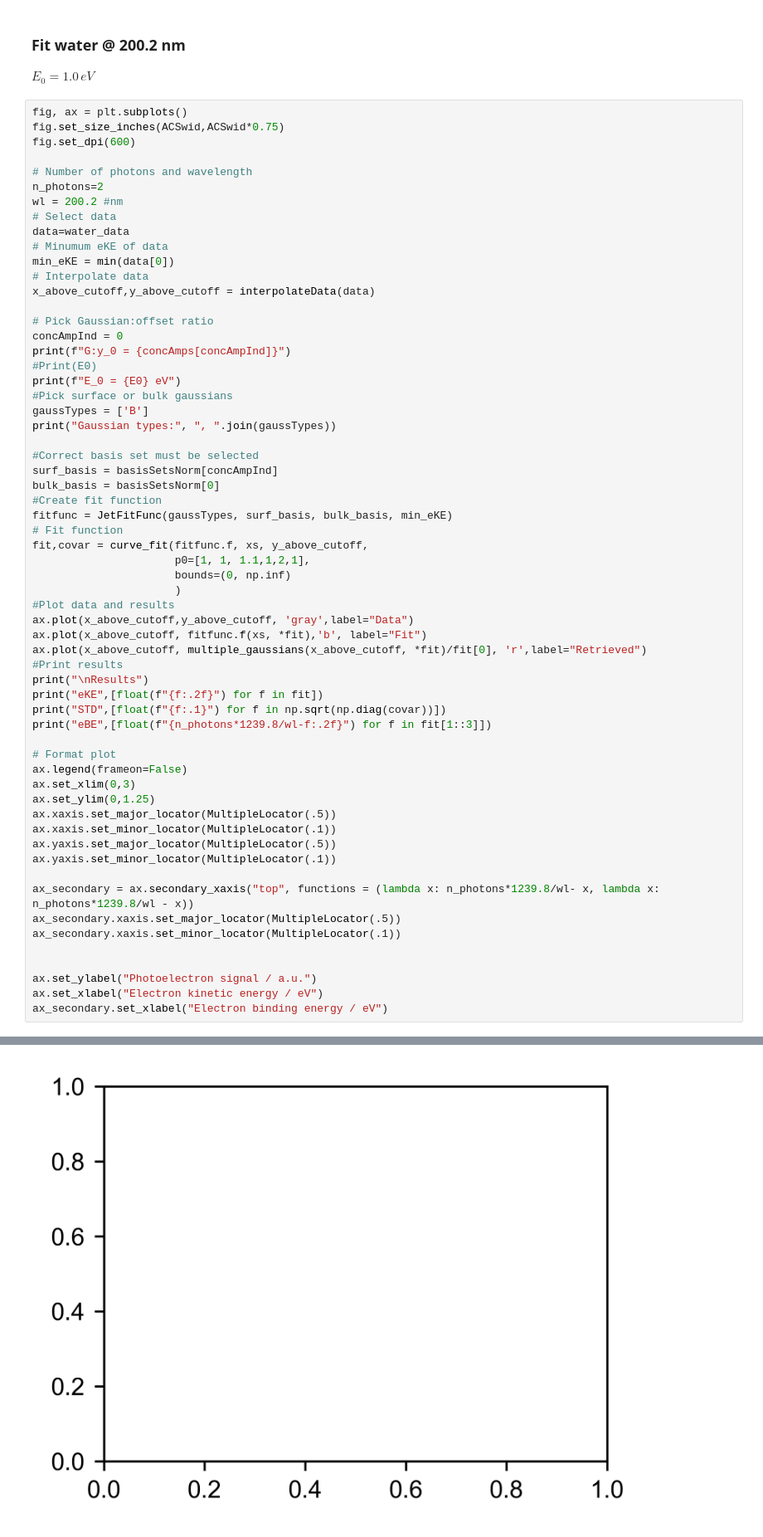
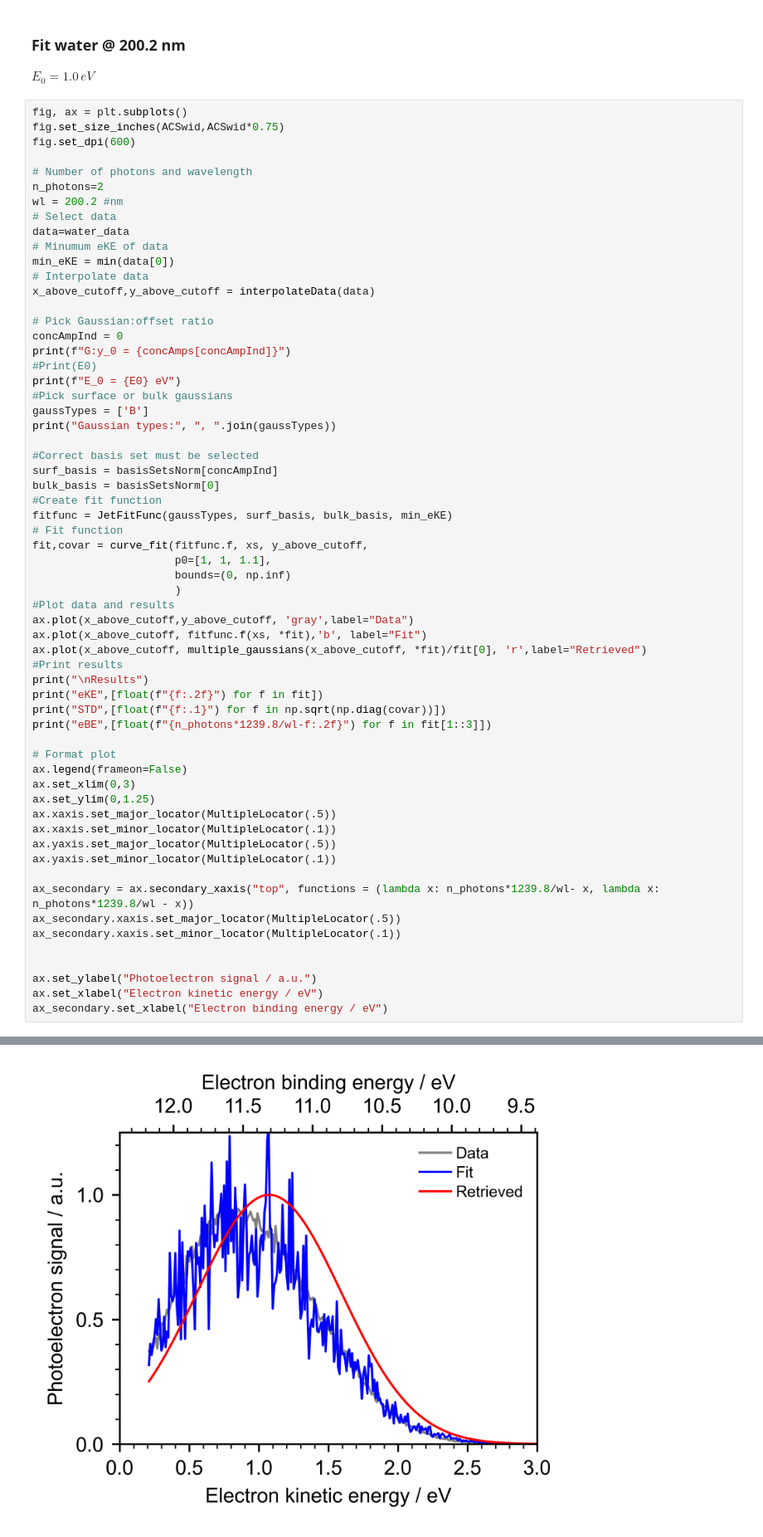
Before and after one commit to FieldingGroup/LJscatter, a Jupyter notebook: Analysis/SpectralRetrieval.ipynb, the cells around one changed output, grey strips where cells are left out. Shown at 83% size. Cells and saved outputs as stored; diff of their text form.

```diff
--- a/Analysis/SpectralRetrieval.ipynb
+++ b/Analysis/SpectralRetrieval.ipynb
@@ -167,7 +167,7 @@ bulk_basis = basisSetsNorm[0]
 fitfunc = JetFitFunc(gaussTypes, surf_basis, bulk_basis, min_eKE)
 # Fit function
 fit,covar = curve_fit(fitfunc.f, xs, y_above_cutoff,
-                      p0=[1, 1, 1.1,1,2,1],
+                      p0=[1, 1, 1.1],
                       bounds=(0, np.inf)
                       )
 #Plot data and results
@@ -205 +210 @@ IndexError: list index out of range
-[figure, old version]
+[figure, new version]
```
Also changed, not shown: parts of 1 cell of this notebook.
